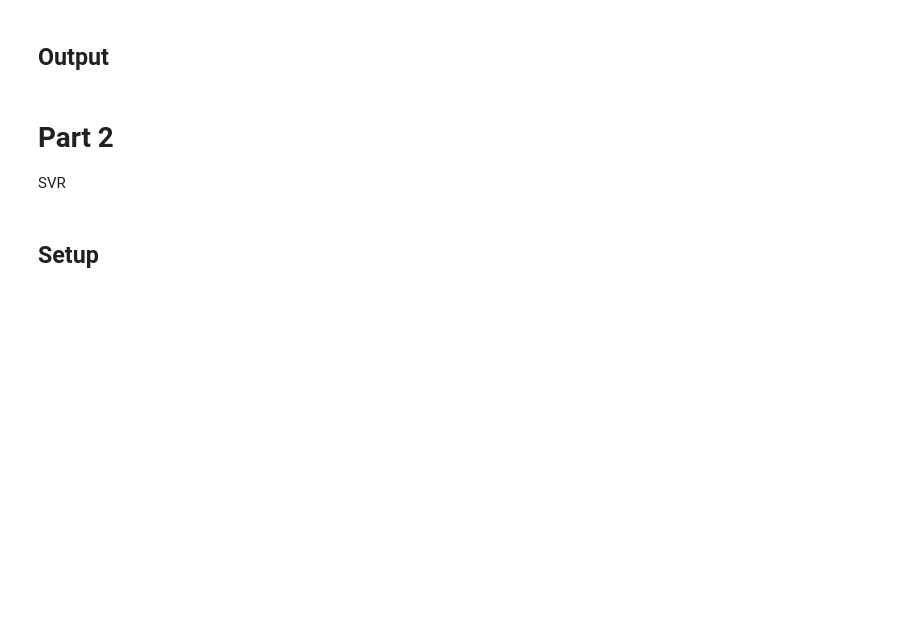
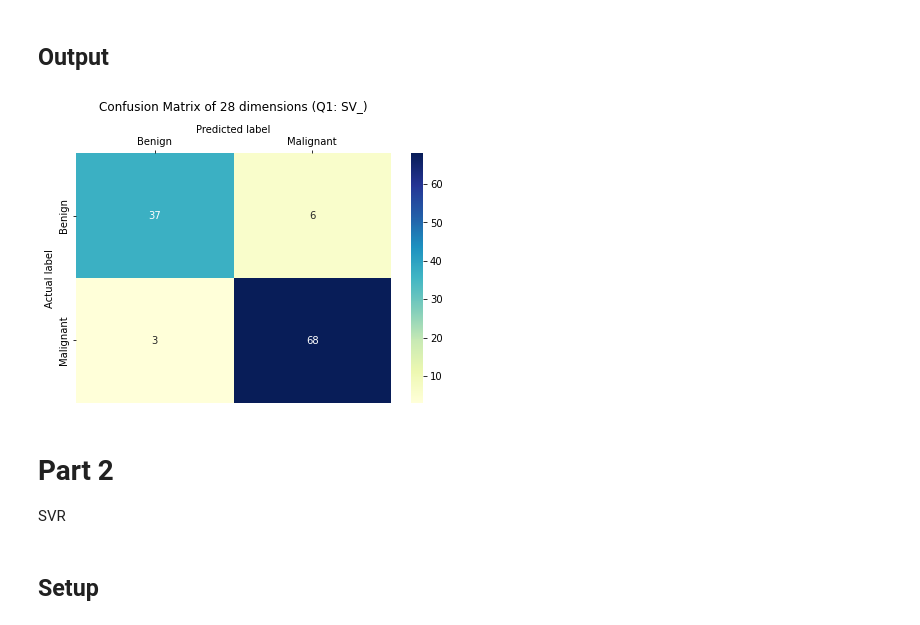
Before and after one commit to A-Hudson-0117/MachineLearning-Intro, a Jupyter notebook: SVM and SVR (hw 4)/the SVs.ipynb, the cells around one changed output. Drawn from its saved outputs; the diff is of its cells as text; code cells hidden in the pictures; blank space fills up the shorter version.

```diff
--- a/SVM and SVR (hw 4)/the SVs.ipynb
+++ b/SVM and SVR (hw 4)/the SVs.ipynb
@@ -101,20 +151,17 @@ x = scaler.fit_transform(x)
 ## Decomposition
 # %%
 class_names=['Benign' , 'Malignant'] # name of classes
-print("Q2")
-accuracy_list = np.zeros((x.shape[1],1))
-precision_list = np.zeros(accuracy_list.shape)
-recall_list = np.zeros(accuracy_list.shape)
-print('shape', (accuracy_list.shape))
+confusion_list = list()
+report_list = list()
 
 
-for num_components in range(0, len(accuracy_list)):
-    pca_title = str(num_components+1) + " Component PCA (Q2)"
-    column_components = ['Component ' + str(item)   for item in range(1, num_components+2)]
+for num_components in range(1, (x.shape)[1] + 1):
+    pca_title = str(num_components) + f" Component PCA ({q_num})";
+    column_components = ['Component ' + str(item)   for item in range(1 , num_components + 1)]
     print(pca_title + '\n')
 
     # --- DECOMPOSE
-    pca = PCA(n_components=num_components + 1)
+    pca = PCA(n_components=num_components)
     principalComponents = pca.fit_transform(x.copy())
     principal_df = pd.DataFrame(data = principalComponents,
                             columns = column_components
@@ -136,9 +183,13 @@ for num_components in range(0, len(accuracy_list)):
     # print(x_decomp.shape)
     # print(y_decomp.shape)
 
-    report = train_from_decomp(x_decomp, y_decomp, pca_title)
-    accuracy_list[num_components] = report["accuracy"]
-    precision_list[num_components] = (report["weighted avg"])['precision']
-    recall_list[num_components] = (report["weighted avg"])['recall']
+    y_test , y_pred = train_from_decomp(x_decomp, y_decomp, pca_title)
+
+
+    print(metrics.classification_report(y_test, y_pred, digits=4, output_dict=False))
+
+    report_list.append(metrics.classification_report(y_test, y_pred, digits=4, output_dict=True))
+    confusion_list.append(metrics.confusion_matrix(y_test, y_pred))
+
 
     print('\n' + '-'*75  +  '\n')
@@ -145,5 +236,11 @@ for num_components in range(0, len(accuracy_list)):
 # %% [markdown]
 ## Output
+# %%
+inspect_dimension = 28
+
+print_conf_matrix(confusion_list[inspect_dimension - 1], f"Confusion Matrix of {inspect_dimension} dimensions ({q_num})", class_names)
+# %% [output]
+[figure, added]
 # %% [markdown]
 # Part 2
 SVR
```
Also changed, not shown: parts of 11 cells of this notebook.
